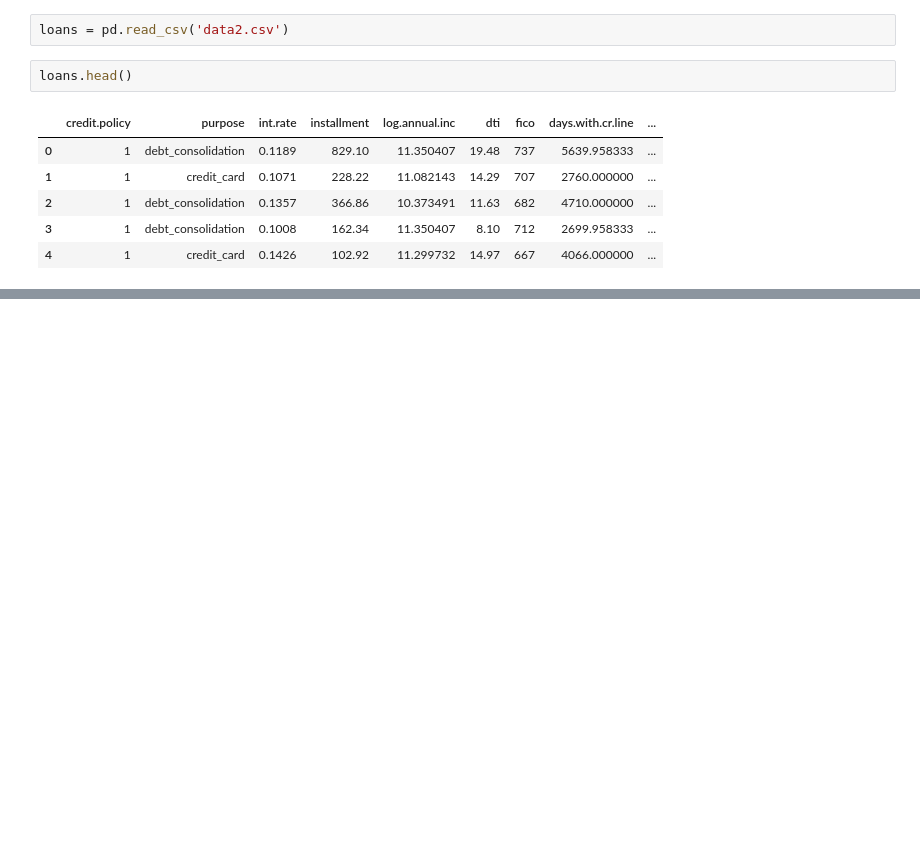
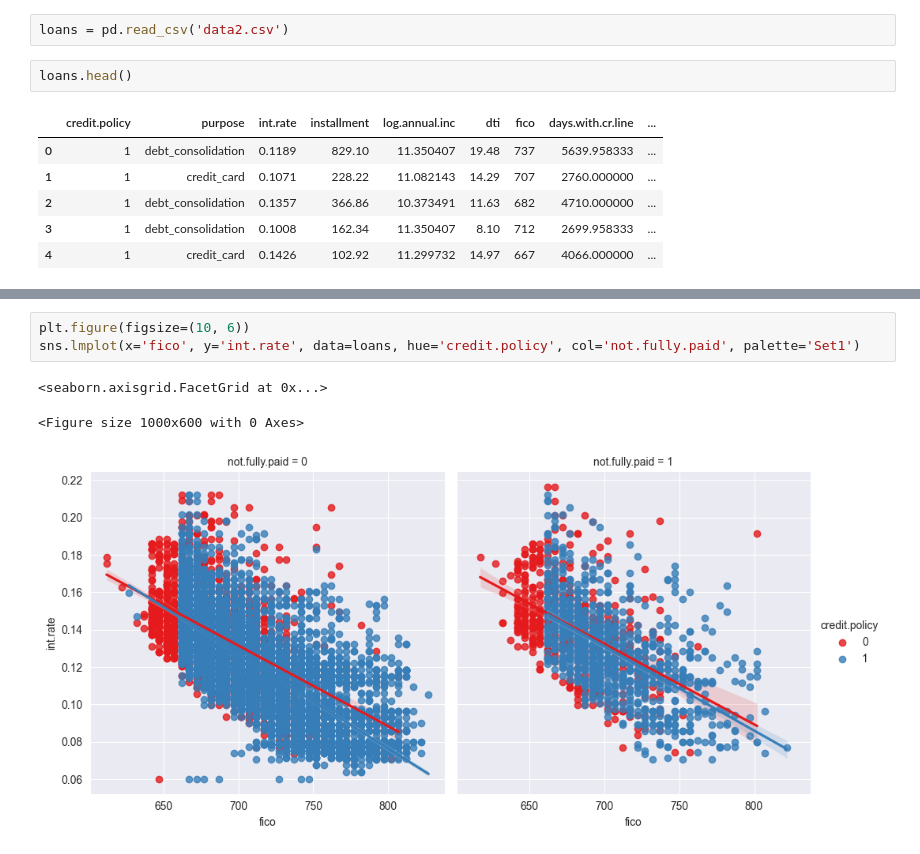
Before and after one commit to jagwoz/ml-notebook, a Jupyter notebook: decision_trees_random_forests/dt_and_rf_2nd.ipynb, the cells around one changed output, grey strips where cells are left out. Drawn from its saved outputs; the diff is of its cells as text; blank space fills up the shorter version.

```diff
--- a/decision_trees_random_forests/dt_and_rf_2nd.ipynb
+++ b/decision_trees_random_forests/dt_and_rf_2nd.ipynb
@@ -25,0 +47,7 @@ plt.legend(['Credit.Policy=1', 'Credit.Policy=0'])
+# %%
+plt.figure(figsize=(10, 6))
+sns.lmplot(x='fico', y='int.rate', data=loans, hue='credit.policy', col='not.fully.paid', palette='Set1')
+# %% [output]
+<seaborn.axisgrid.FacetGrid at 0x...>
+<Figure size 1000x600 with 0 Axes>
+[figure, added]
```
Also changed, not shown: parts of 4 cells of this notebook, 4 other files.
